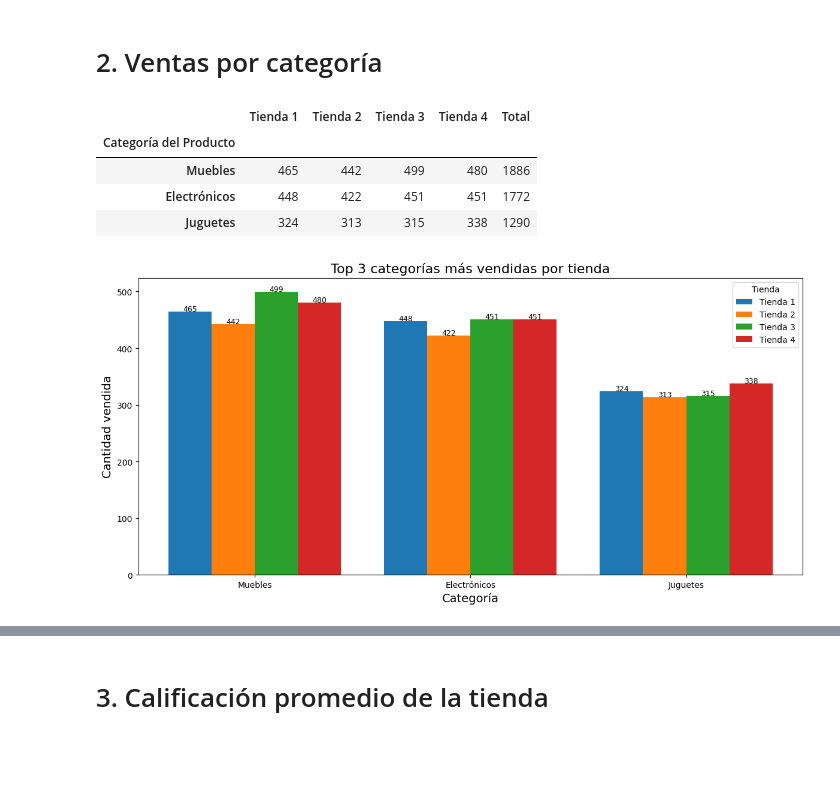
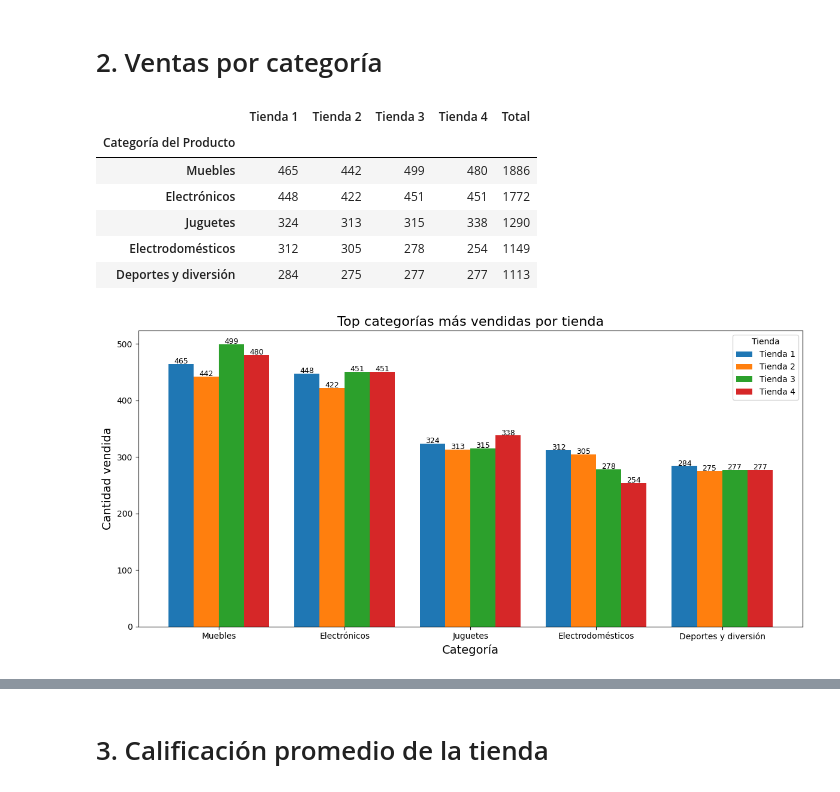
Before and after one commit to OctavioPinoRosas/ChallengeAluraStore, a Jupyter notebook: AluraStoreLatam.ipynb, the cells around one changed output, grey strips where cells are left out. Cells and saved outputs as stored; diff of their text form; code cells hidden in the pictures; blank space fills up the shorter version.

```diff
--- a/AluraStoreLatam.ipynb
+++ b/AluraStoreLatam.ipynb
@@ -178,7 +178,7 @@ conteosCategorias['Total'] = conteosCategorias.sum(axis=1)
 conteosOrdenado = conteosCategorias.sort_values(by='Total', ascending=False)
 
 # Seleccionar las 3 categorías con más cantidad
-top = conteosOrdenado.head(3)
+top = conteosOrdenado.head(5)
 
 top.head()
 # %% [output]
@@ -187,6 +187,8 @@ top.head()
 | Muebles | 465 | 442 | 499 | 480 | 1886 |
 | Electrónicos | 448 | 422 | 451 | 451 | 1772 |
 | Juguetes | 324 | 313 | 315 | 338 | 1290 |
+| Electrodomésticos | 312 | 305 | 278 | 254 | 1149 |
+| Deportes y diversión | 284 | 275 | 277 | 277 | 1113 |
 # %%
 categorias = top.index.tolist()  # ['Muebles', 'Electrónicos', 'Juguetes']
 tienda1Top = top['Tienda 1'].tolist()
@@ -197,32 +199,32 @@ tienda4Top = top['Tienda 4'].tolist()
 n_categorias = len(categorias)
 indice = np.arange(n_categorias)  # posiciones: 0, 1, 2
 ancho = 0.2  # Ancho de cada barra
 
 # Crear la gráfica
 plt.figure(figsize=(12,6))
 
 # Dibujar una barra para cada tienda
 plt.bar(indice - 1.5*ancho, tienda1Top, width=ancho, label='Tienda 1')
 plt.bar(indice - 0.5*ancho, tienda2Top, width=ancho, label='Tienda 2')
 plt.bar(indice + 0.5*ancho, tienda3Top, width=ancho, label='Tienda 3')
 plt.bar(indice + 1.5*ancho, tienda4Top, width=ancho, label='Tienda 4')
 
 # Configurar etiquetas
 plt.xlabel('Categoría', fontsize=14)
 plt.ylabel('Cantidad vendida', fontsize=14)
-plt.title('Top 3 categorías más vendidas por tienda', fontsize=16)
+plt.title('Top categorías más vendidas por tienda', fontsize=16)
 plt.xticks(indice, categorias)  # Poner las categorías en el eje X
 plt.legend(title='Tienda')
 
 # Mostrar valores arriba de cada barra
 for i in range(n_categorias):
     plt.text(indice[i] - 1.5*ancho, tienda1Top[i] + 1, str(int(tienda1Top[i])), ha='center', fontsize=9)
     plt.text(indice[i] - 0.5*ancho, tienda2Top[i] + 1, str(int(tienda2Top[i])), ha='center', fontsize=9)
     plt.text(indice[i] + 0.5*ancho, tienda3Top[i] + 1, str(int(tienda3Top[i])), ha='center', fontsize=9)
     plt.text(indice[i] + 1.5*ancho, tienda4Top[i] + 1, str(int(tienda4Top[i])), ha='center', fontsize=9)
 
 # Ajustar diseño
 plt.tight_layout()
 plt.show()
 # %% [output]
-[figure, old version]
+[figure, new version]
```
Also changed, not shown: parts of 6 cells of this notebook.
